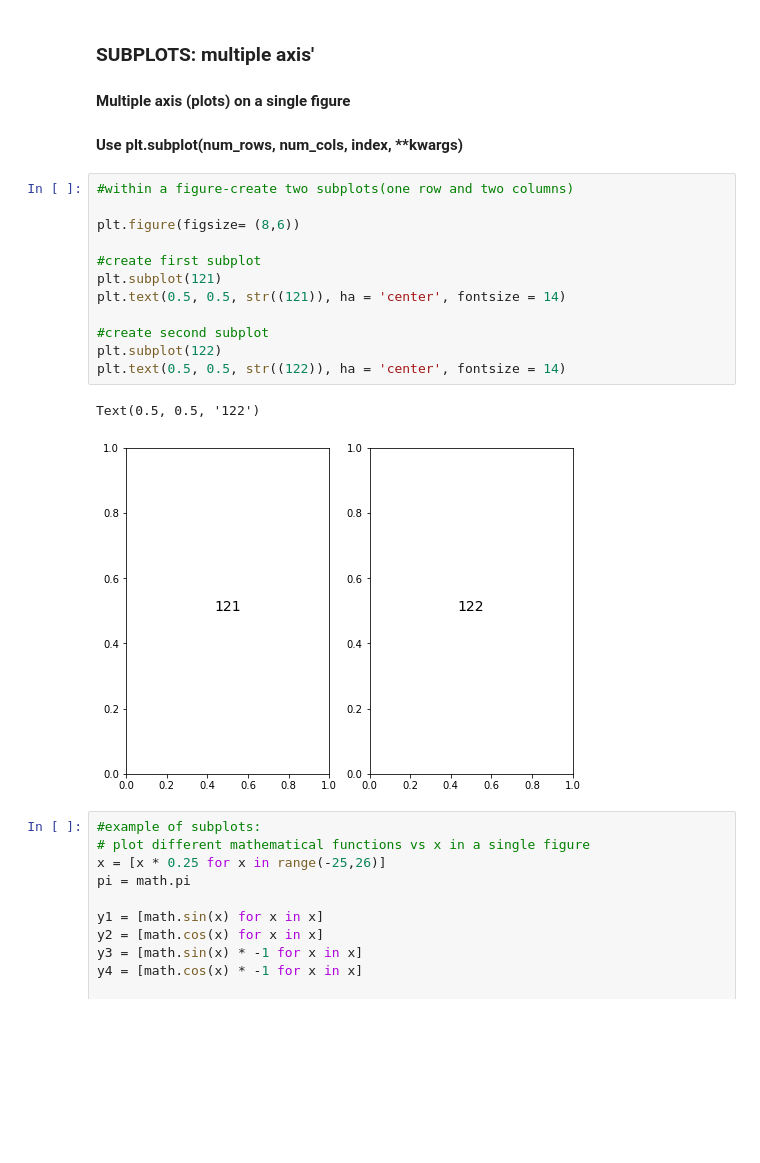
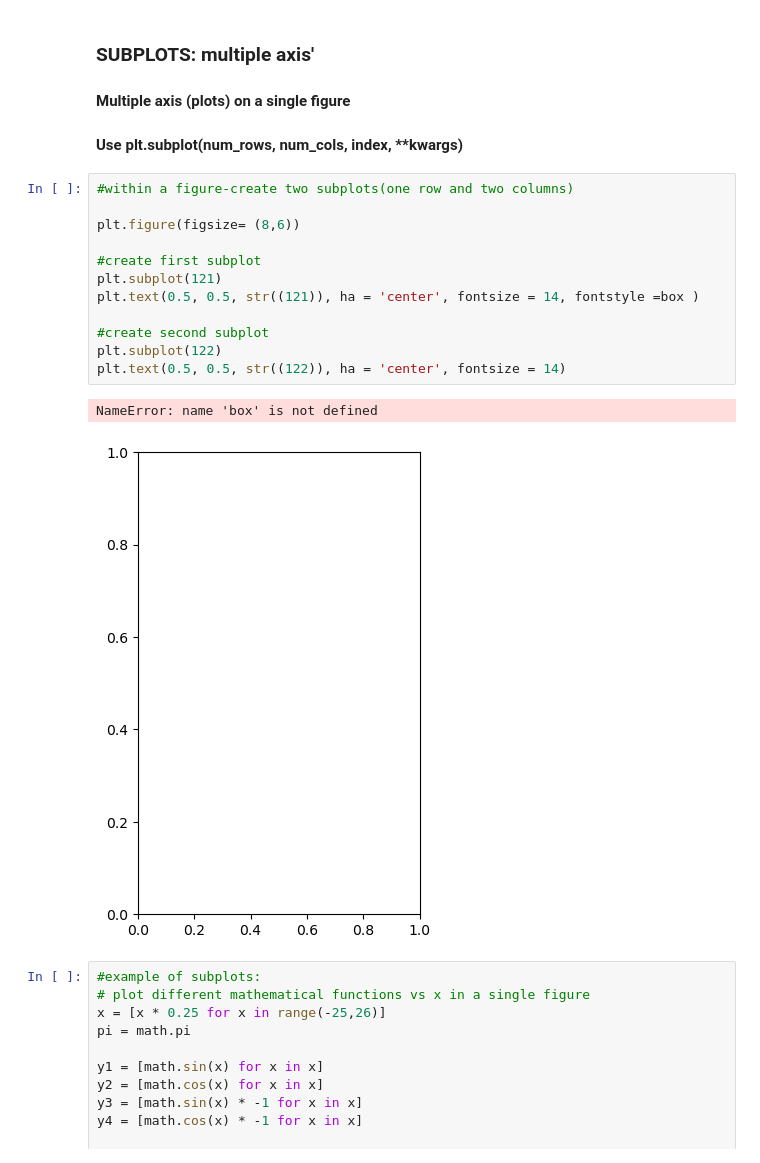
Before and after one commit to jeneyring/python-exercises, a Jupyter notebook: matplotlib_notes.ipynb, the cells around one changed output. Drawn from its saved outputs; the diff is of its cells as text; blank space fills up the shorter version.

```diff
--- a/matplotlib_notes.ipynb
+++ b/matplotlib_notes.ipynb
@@ -215,18 +215,18 @@ Text(0, 0, '(0,0)')
 # %%
 #within a figure-create two subplots(one row and two columns)
 
 plt.figure(figsize= (8,6))
 
 #create first subplot
 plt.subplot(121)
-plt.text(0.5, 0.5, str((121)), ha = 'center', fontsize = 14)
+plt.text(0.5, 0.5, str((121)), ha = 'center', fontsize = 14, fontstyle =box )
 
 #create second subplot
 plt.subplot(122)
 plt.text(0.5, 0.5, str((122)), ha = 'center', fontsize = 14)
 # %% [output]
-Text(0.5, 0.5, '122')
+NameError: name 'box' is not defined
-[figure, old version]
+[figure, new version]
 # %%
 #example of subplots:
 # plot different mathematical functions vs x in a single figure
```
Also changed, not shown: parts of 24 cells of this notebook, 2 other files.
